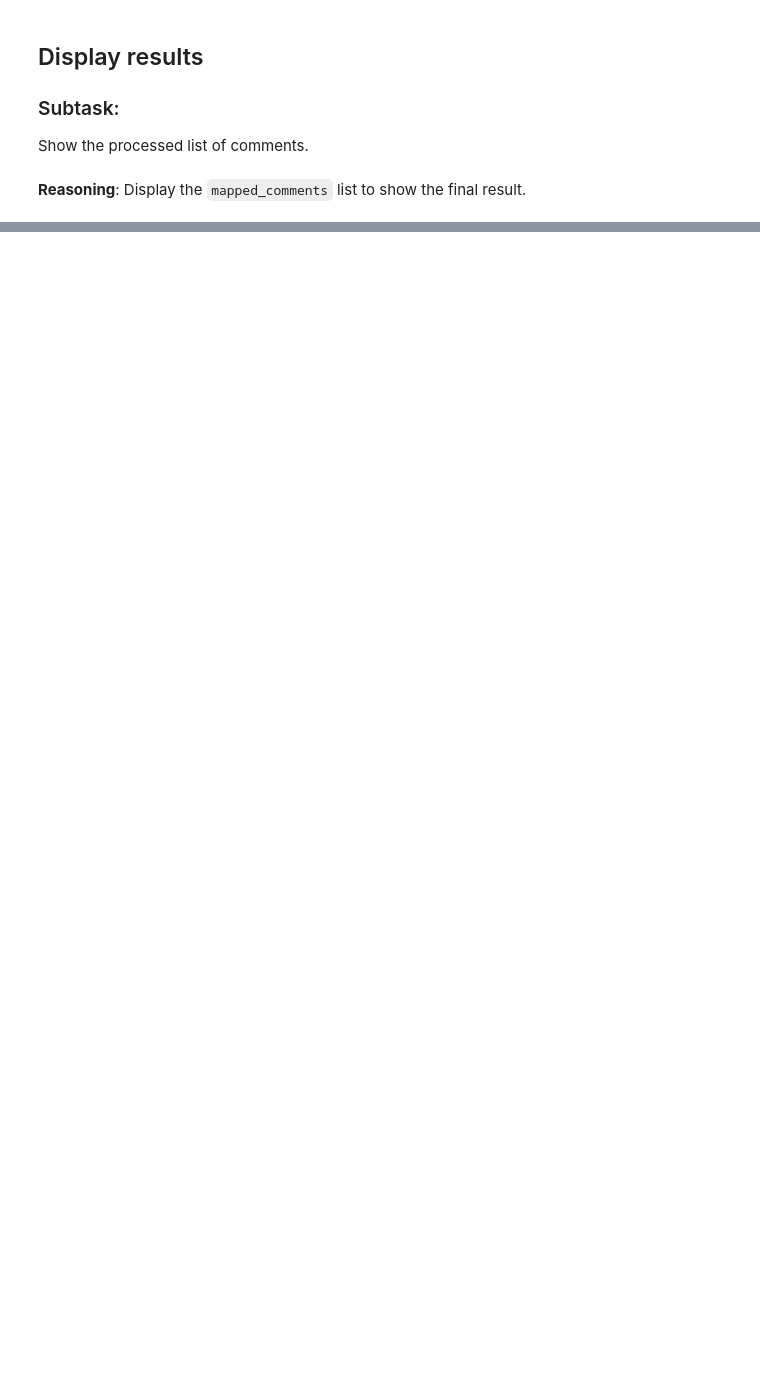
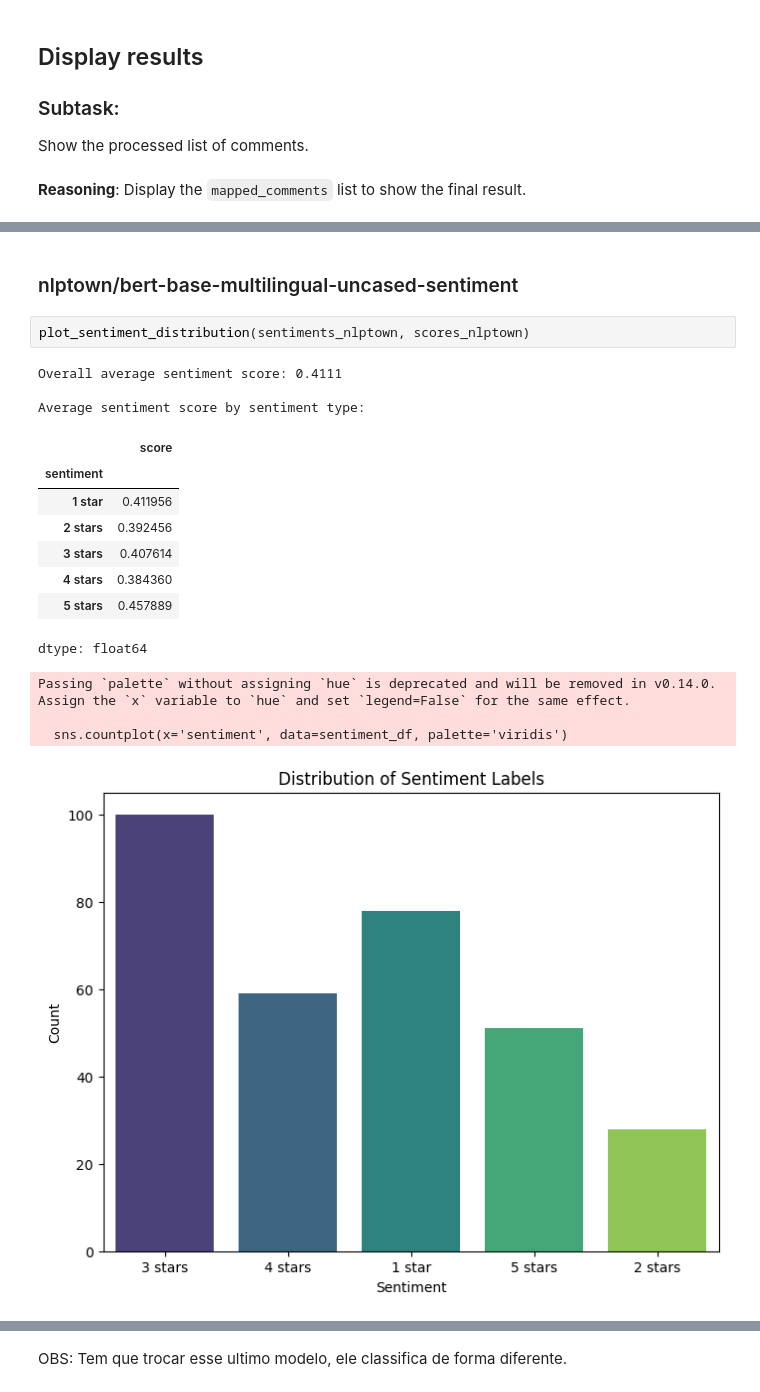
Before and after one commit to inathanms/Evolucao_Software_2025-2_goose, a Jupyter notebook: Evolucao_Software_2025_2_goose.ipynb, the cells around one changed output, grey strips where cells are left out. Saved outputs shown, nothing was run; the diff lists cells and outputs as text; blank space fills up the shorter version.

```diff
--- a/Evolucao_Software_2025_2_goose.ipynb
+++ b/Evolucao_Software_2025_2_goose.ipynb
@@ -203,0 +383,20 @@ Makes sense, will leave it unchanged here so tylers Pull Request doesn't get a c
+# %% [markdown]
+### nlptown/bert-base-multilingual-uncased-sentiment
+# %%
+plot_sentiment_distribution(sentiments_nlptown, scores_nlptown)
+# %% [output]
+Overall average sentiment score: 0.4111
+
+Average sentiment score by sentiment type:
+|  | score |
+| sentiment |  |
+| 1 star | 0.411956 |
+| 2 stars | 0.392456 |
+| 3 stars | 0.407614 |
+| 4 stars | 0.384360 |
+| 5 stars | 0.457889 |
+dtype: float64
+Passing `palette` without assigning `hue` is deprecated and will be removed in v0.14.0. Assign the `x` variable to `hue` and set `legend=False` for the same effect.
+
+  sns.countplot(x='sentiment', data=sentiment_df, palette='viridis')
+[figure, added]
@@ -203,0 +404,2 @@ Makes sense, will leave it unchanged here so tylers Pull Request doesn't get a c
+# %% [markdown]
+OBS: Tem que trocar esse ultimo modelo, ele classifica de forma diferente.
```
Also changed, not shown: parts of 23 cells of this notebook.
